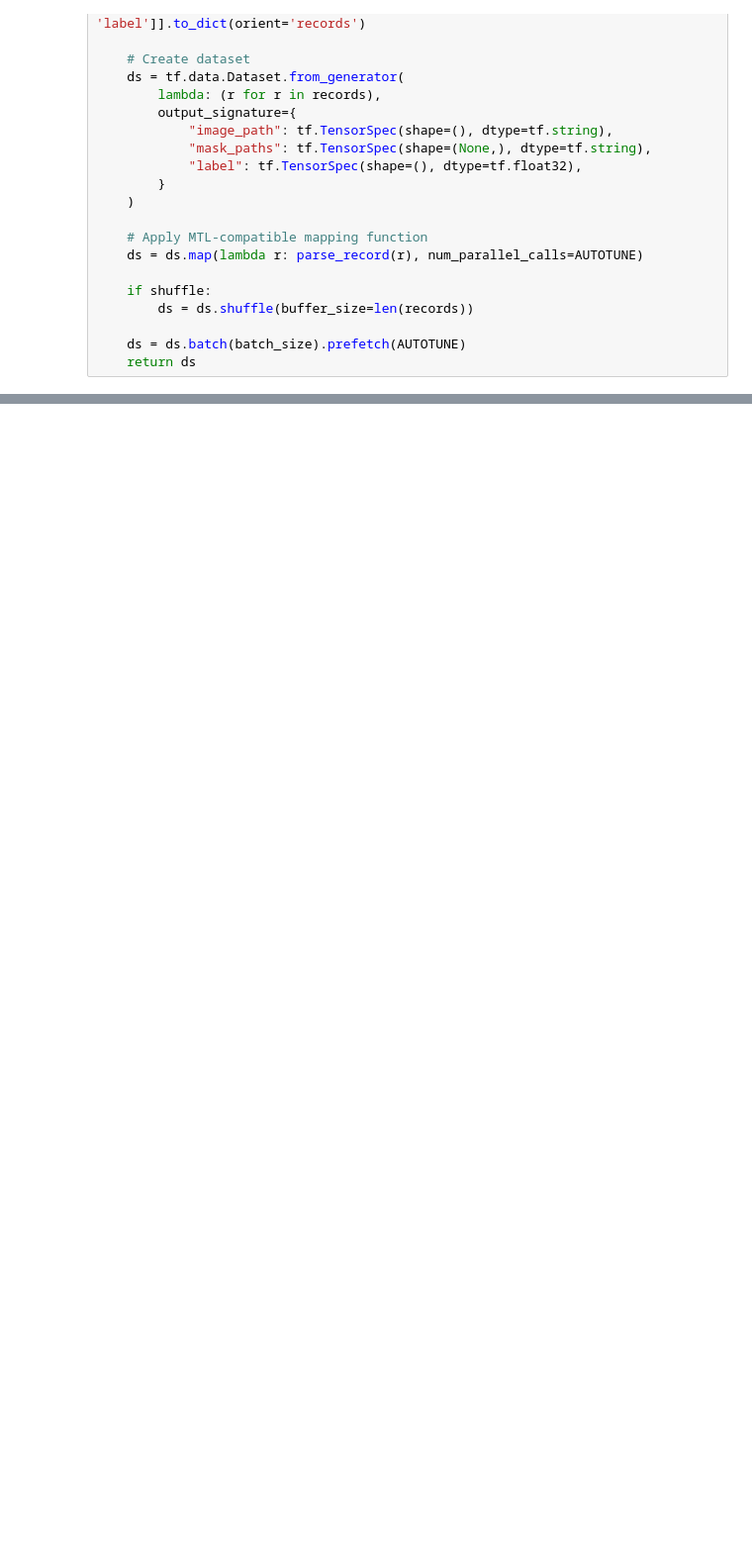
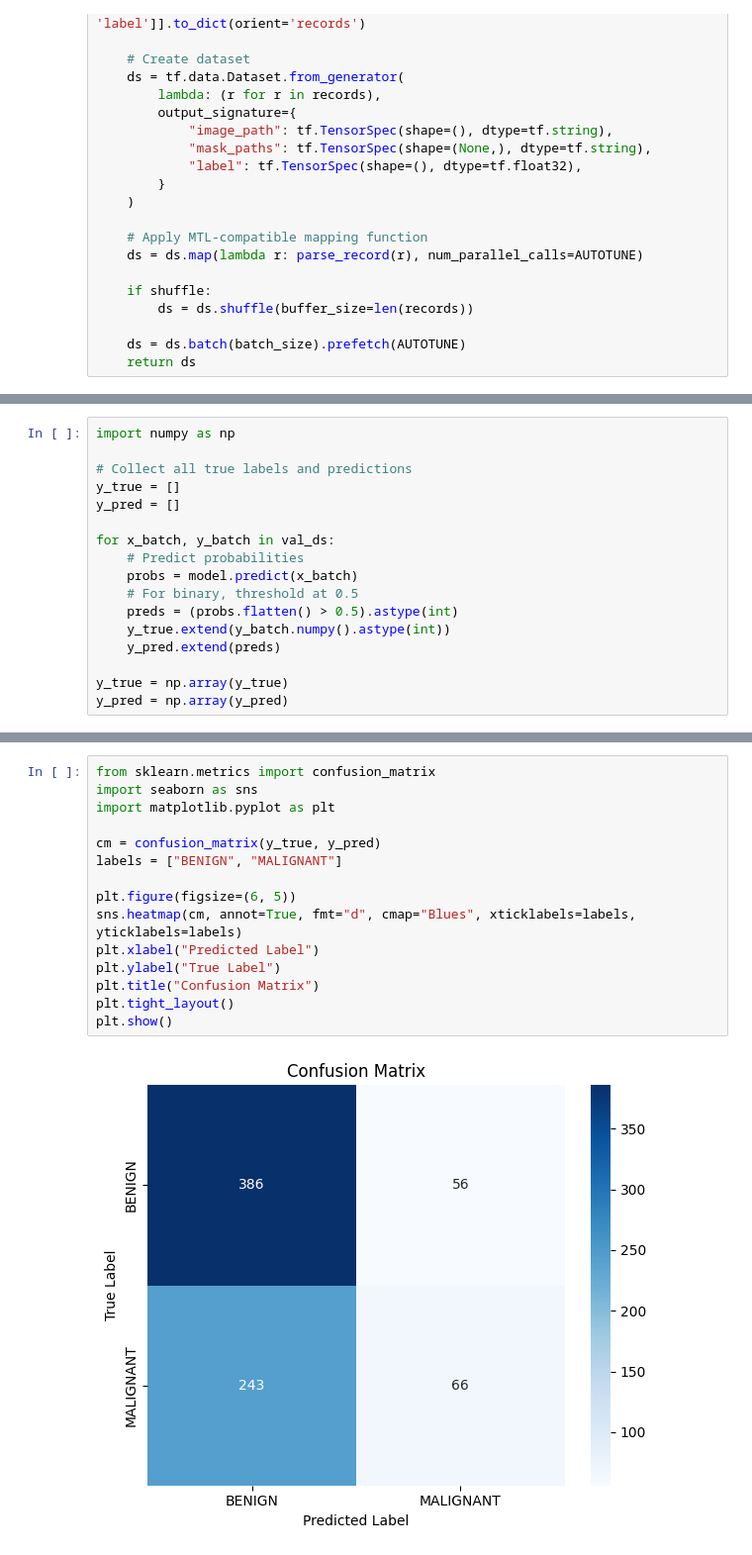
Before and after one commit to tkshfj/MMG, a Jupyter notebook: notebooks/baseline.ipynb, the cells around one changed output, grey strips where cells are left out. Shown at 99% size. Drawn from its saved outputs; the diff is of its cells as text; blank space fills up the shorter version.

```diff
--- a/notebooks/baseline.ipynb
+++ b/notebooks/baseline.ipynb
@@ -202,0 +319,17 @@ for images, targets in train_ds.take(1):
+# %%
+import numpy as np
+
+# Collect all true labels and predictions
+y_true = []
+y_pred = []
+
+for x_batch, y_batch in val_ds:
+    # Predict probabilities
+    probs = model.predict(x_batch)
+    # For binary, threshold at 0.5
+    preds = (probs.flatten() > 0.5).astype(int)
+    y_true.extend(y_batch.numpy().astype(int))
+    y_pred.extend(preds)
+
+y_true = np.array(y_true)
+y_pred = np.array(y_pred)
@@ -202,0 +354,17 @@ for images, targets in train_ds.take(1):
+# %%
+from sklearn.metrics import confusion_matrix
+import seaborn as sns
+import matplotlib.pyplot as plt
+
+cm = confusion_matrix(y_true, y_pred)
+labels = ["BENIGN", "MALIGNANT"]
+
+plt.figure(figsize=(6, 5))
+sns.heatmap(cm, annot=True, fmt="d", cmap="Blues", xticklabels=labels, yticklabels=labels)
+plt.xlabel("Predicted Label")
+plt.ylabel("True Label")
+plt.title("Confusion Matrix")
+plt.tight_layout()
+plt.show()
+# %% [output]
+[figure, added]
```
Also changed, not shown: parts of 15 cells of this notebook, 2 other files.
